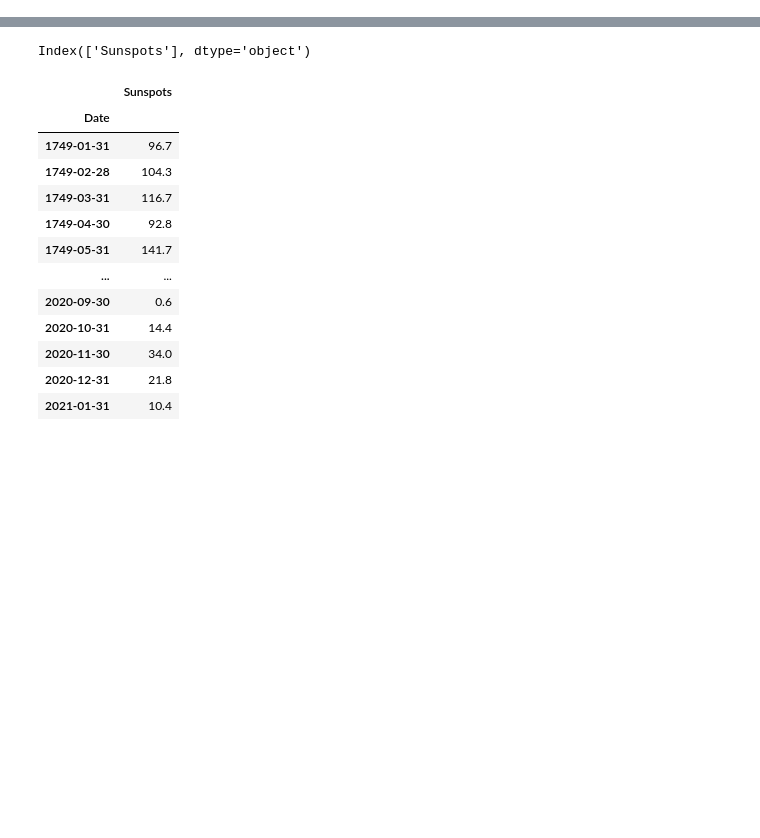
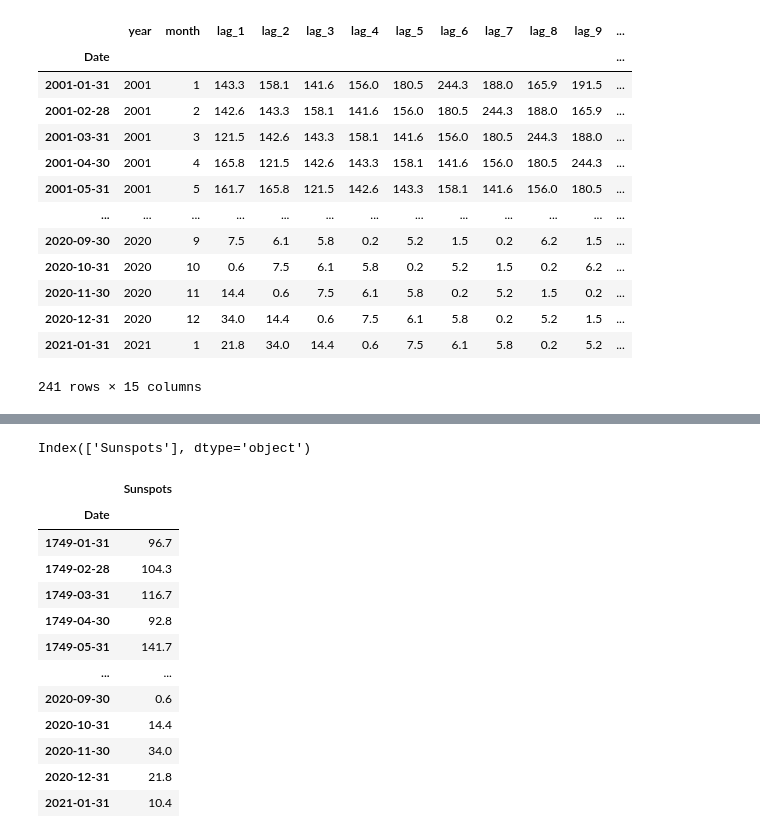
Before and after one commit to gedetanok/kelasbagus3-deep-understanding-of-machine-learning, a Jupyter notebook: Week 4/forecasting.ipynb, the cells around one changed output, grey strips where cells are left out. Saved outputs shown, nothing was run; the diff lists cells and outputs as text; code cells hidden in the pictures; blank space fills up the shorter version.

```diff
--- a/Week 4/forecasting.ipynb
+++ b/Week 4/forecasting.ipynb
@@ -0,0 +56,4 @@
+# %%
+df['rolling_mean_12'] = df['Sunspots'].shift(1).rolling(window=12).mean()
+# %%
+df.dropna(inplace=True)
@@ -0,0 +80,5 @@
+# %%
+#split data
+features = ['year', 'month', 'rolling_mean_12'] + [f'lag_{i}' for i in range(1, 13)]
+X = df.drop('Sunspots', axis=1)
+y = df['Sunspots']
@@ -0,0 +125,17 @@
+# %%
+X_test
+# %% [output]
+|  | year | month | lag_1 | lag_2 | lag_3 | lag_4 | lag_5 | lag_6 | lag_7 | lag_8 | lag_9 | ... |
+| Date |  |  |  |  |  |  |  |  |  |  |  | ... |
+| 2001-01-31 | 2001 | 1 | 143.3 | 158.1 | 141.6 | 156.0 | 180.5 | 244.3 | 188.0 | 165.9 | 191.5 | ... |
+| 2001-02-28 | 2001 | 2 | 142.6 | 143.3 | 158.1 | 141.6 | 156.0 | 180.5 | 244.3 | 188.0 | 165.9 | ... |
+| 2001-03-31 | 2001 | 3 | 121.5 | 142.6 | 143.3 | 158.1 | 141.6 | 156.0 | 180.5 | 244.3 | 188.0 | ... |
+| 2001-04-30 | 2001 | 4 | 165.8 | 121.5 | 142.6 | 143.3 | 158.1 | 141.6 | 156.0 | 180.5 | 244.3 | ... |
+| 2001-05-31 | 2001 | 5 | 161.7 | 165.8 | 121.5 | 142.6 | 143.3 | 158.1 | 141.6 | 156.0 | 180.5 | ... |
+| ... | ... | ... | ... | ... | ... | ... | ... | ... | ... | ... | ... | ... |
+| 2020-09-30 | 2020 | 9 | 7.5 | 6.1 | 5.8 | 0.2 | 5.2 | 1.5 | 0.2 | 6.2 | 1.5 | ... |
+| 2020-10-31 | 2020 | 10 | 0.6 | 7.5 | 6.1 | 5.8 | 0.2 | 5.2 | 1.5 | 0.2 | 6.2 | ... |
+| 2020-11-30 | 2020 | 11 | 14.4 | 0.6 | 7.5 | 6.1 | 5.8 | 0.2 | 5.2 | 1.5 | 0.2 | ... |
+| 2020-12-31 | 2020 | 12 | 34.0 | 14.4 | 0.6 | 7.5 | 6.1 | 5.8 | 0.2 | 5.2 | 1.5 | ... |
+| 2021-01-31 | 2021 | 1 | 21.8 | 34.0 | 14.4 | 0.6 | 7.5 | 6.1 | 5.8 | 0.2 | 5.2 | ... |
+241 rows × 15 columns
```
Also changed, not shown: parts of 27 cells of this notebook, 3 other files.
